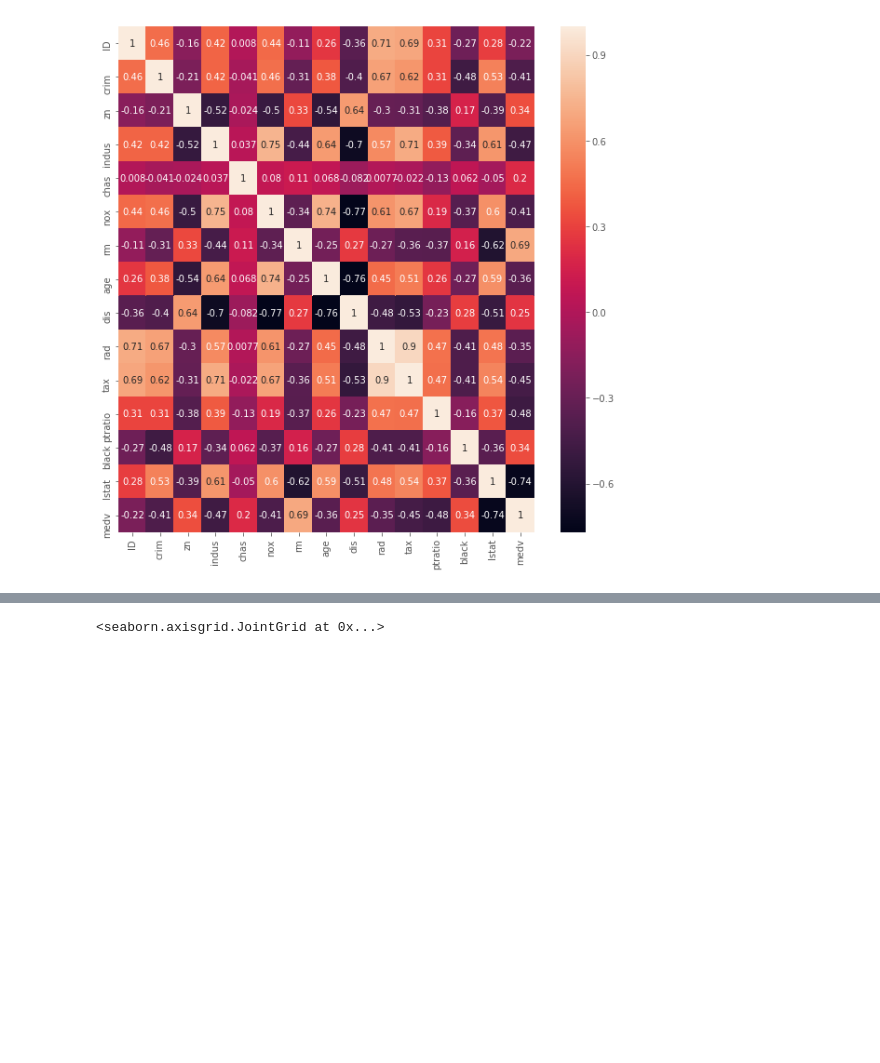
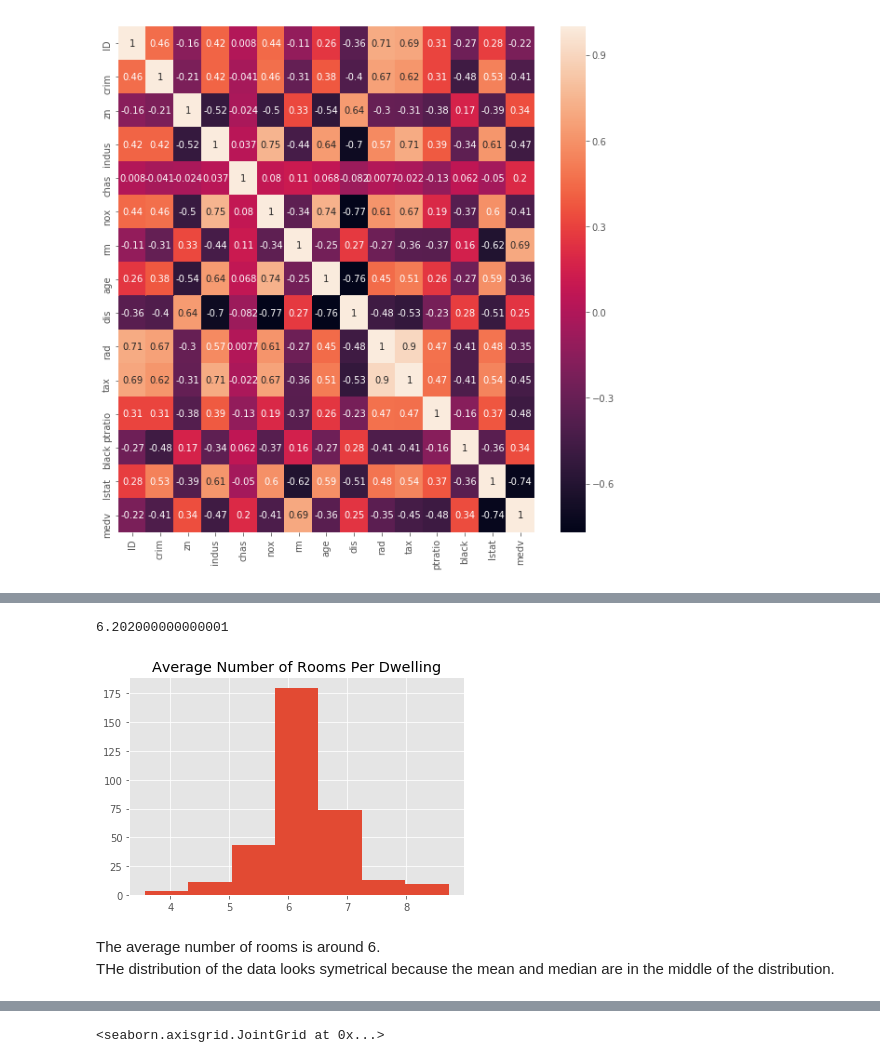
Before and after one commit to torresdavr/dsc-project-eda-with-pandas-online-ds-pt-100719, a Jupyter notebook: index.ipynb, the cells around one changed output, grey strips where cells are left out. Drawn from its saved outputs; the diff is of its cells as text; code cells hidden in the pictures; blank space fills up the shorter version.

```diff
--- a/index.ipynb
+++ b/index.ipynb
@@ -193,0 +206,13 @@ sns.heatmap(df[cols_heat].corr(), annot=True);
+# %%
+df['rm'].median()
+# %% [output]
+6.202000000000001
+# %%
+x = df['rm']
+plt.hist(x, bins=7)
+plt.title("Average Number of Rooms Per Dwelling");
+# %% [output]
+[figure, added]
+# %% [markdown]
+The average number of rooms is around 6.<br>
+THe distribution of the data looks symetrical because the mean and median are in the middle of the distribution.<br>
```
Also changed, not shown: parts of 22 cells of this notebook.
